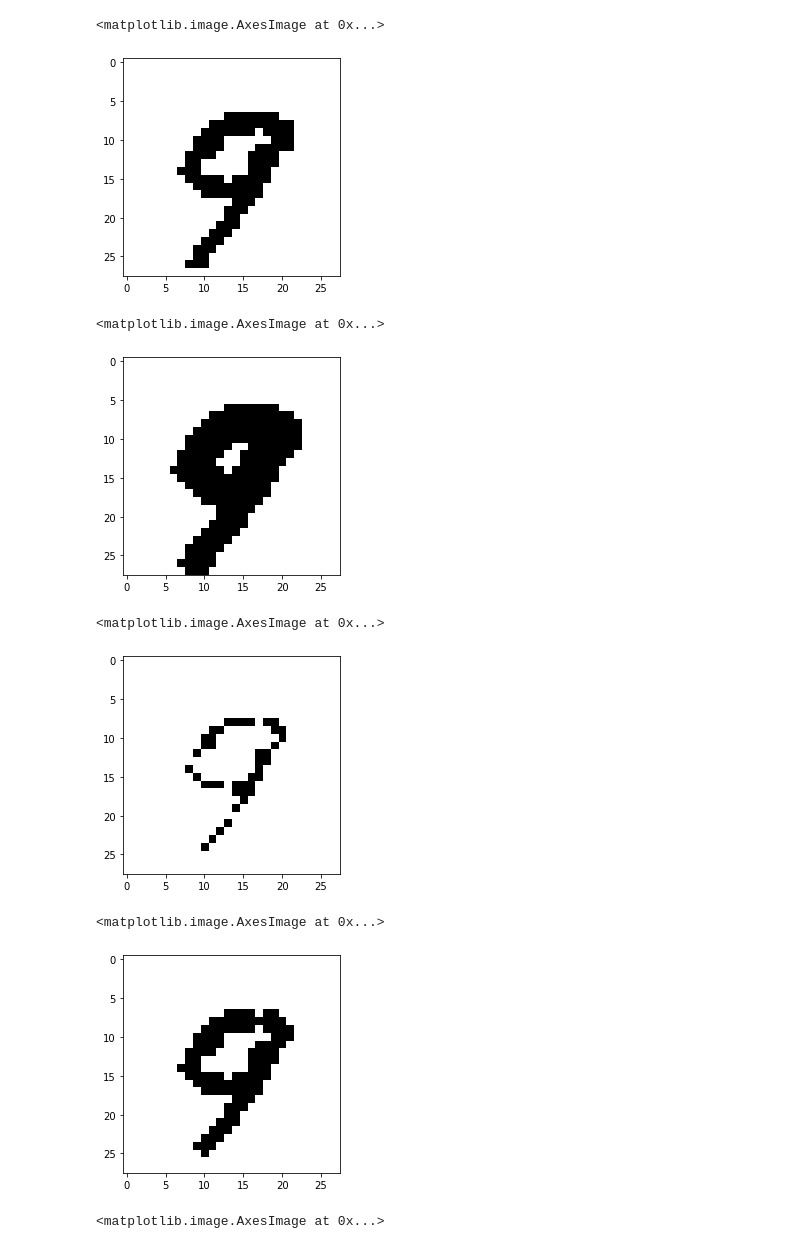
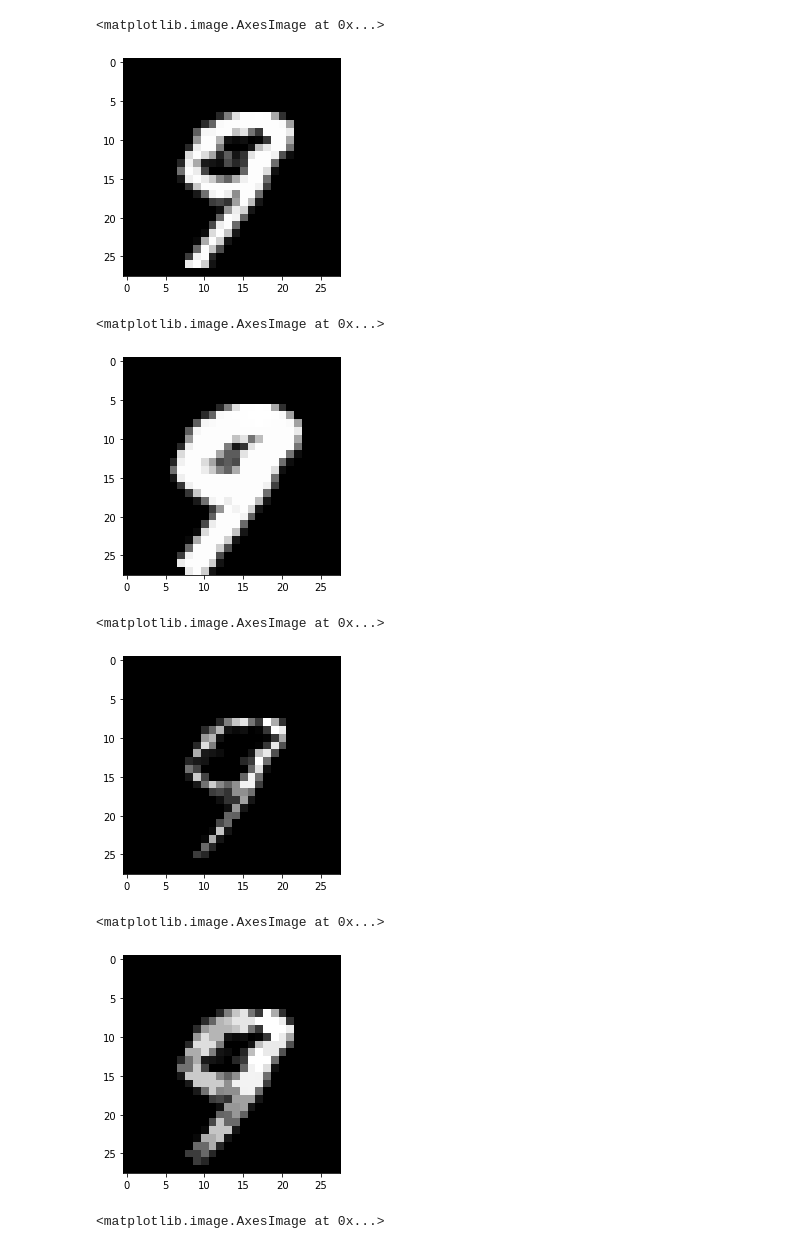
Before and after one commit to GeorgeSmyrnis/python-lab, a Jupyter notebook: Lab 0.4 OpenCV.ipynb, the cells around one changed output. Drawn from its saved outputs; the diff is of its cells as text; code cells hidden in the pictures.

```diff
--- a/Lab 0.4 OpenCV.ipynb
+++ b/Lab 0.4 OpenCV.ipynb
@@ -8,13 +8,10 @@ import matplotlib.pyplot as plt
 # %%
 # Read grayscale image
 img = cv2.imread('digit.png', cv2.IMREAD_GRAYSCALE)
-
-# Convert to binary with thresholding
-_, img = cv2.threshold(img, 100, 255, cv2.THRESH_BINARY)
-plt.imshow(img, cmap='gray_r') # gray_r colormap shows 1 as black
+plt.imshow(img, cmap='gray')
 # %% [output]
 <matplotlib.image.AxesImage at 0x...>
-[figure, old version]
+[figure, new version]
 # %%
 # Create morphological kernel
 kern = np.array([
@@ -26,24 +23,24 @@ kern = kern.astype(np.uint8)
 
 # Perform dilation
 dilated_img = cv2.dilate(img, kern)
-plt.imshow(dilated_img, cmap='gray_r') # gray_r colormap shows 1 as black
+plt.imshow(dilated_img, cmap='gray')
 # %% [output]
 <matplotlib.image.AxesImage at 0x...>
-[figure, old version]
+[figure, new version]
 # %%
 # Erosion
 eroded_img = cv2.erode(img, kern)
-plt.imshow(eroded_img, cmap='gray_r') # gray_r colormap shows 1 as black
+plt.imshow(eroded_img, cmap='gray')
 # %% [output]
 <matplotlib.image.AxesImage at 0x...>
-[figure, old version]
+[figure, new version]
 # %%
 # Opening
 opened_img = cv2.morphologyEx(img, cv2.MORPH_OPEN, kern)
-plt.imshow(opened_img, cmap='gray_r') # gray_r colormap shows 1 as black
+plt.imshow(opened_img, cmap='gray')
 # %% [output]
 <matplotlib.image.AxesImage at 0x...>
-[figure, old version]
+[figure, new version]
 # %%
 # Read colored image
 img = cv2.imread('baboon.png')
```
Also changed, not shown: 1 other file.
